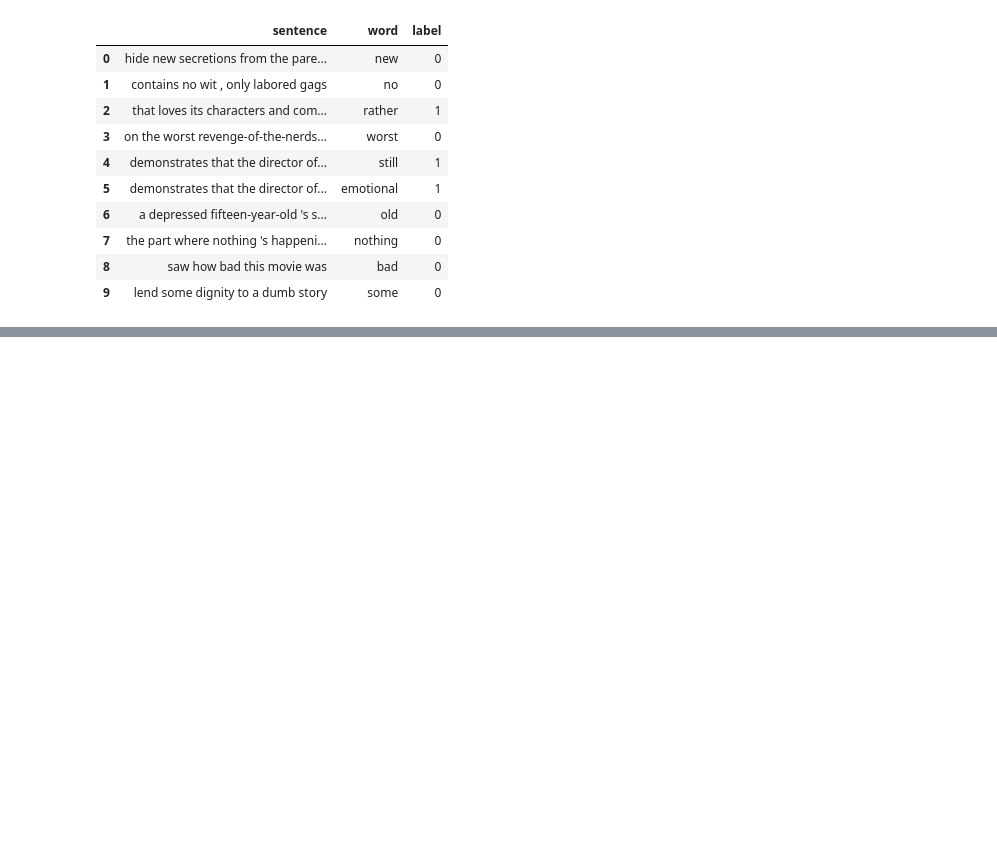
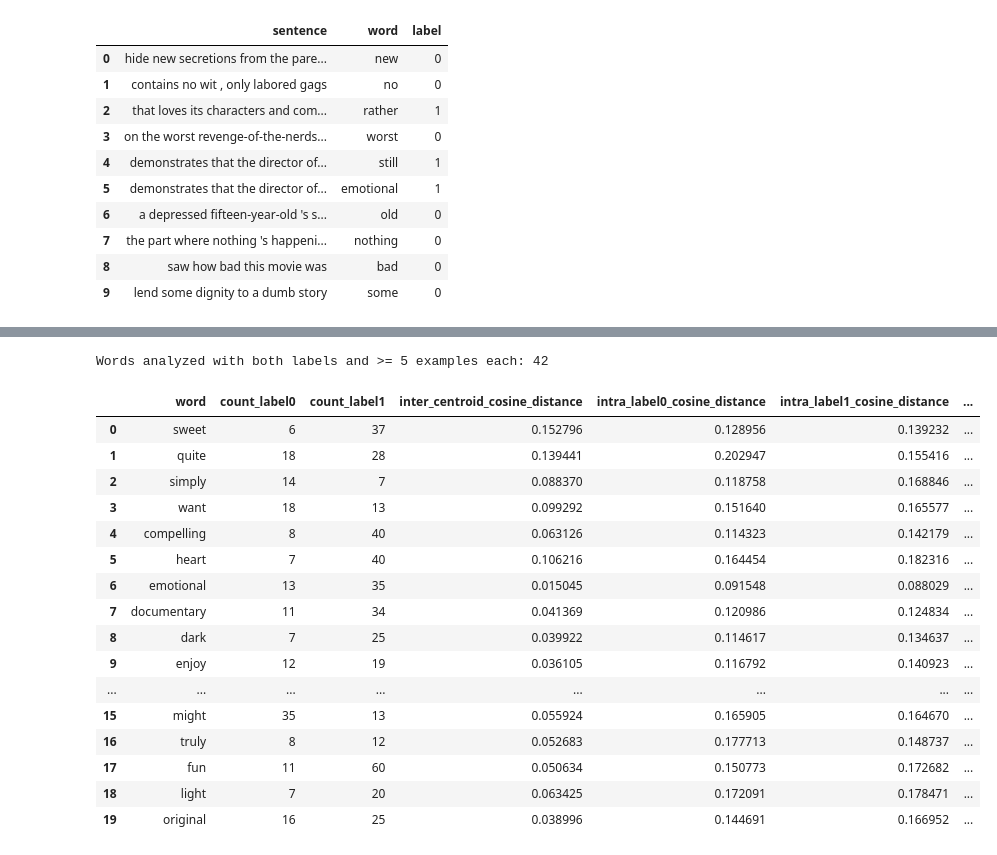
Before and after one commit to HamzaAzzouzi/bert-has-uncommon-sense, a Jupyter notebook: MVA/sentiment_analysis.ipynb, the cells around one changed output, grey strips where cells are left out. Cells and saved outputs as stored; diff of their text form; code cells hidden in the pictures; blank space fills up the shorter version.

```diff
--- a/MVA/sentiment_analysis.ipynb
+++ b/MVA/sentiment_analysis.ipynb
@@ -247,0 +343,80 @@ Label: 0
+# %%
+def _cosine_similarity(a: np.ndarray, b: np.ndarray) -> float:
+    denom = (np.linalg.norm(a) * np.linalg.norm(b))
+    if denom == 0:
+        return 0.0
+    return float(np.dot(a, b) / denom)
+
+def _mean_intra_cosine_distance(vectors: np.ndarray, centroid: np.ndarray) -> float:
+    if len(vectors) == 0:
+        return np.nan
+    sims = [_cosine_similarity(v, centroid) for v in vectors]
+    return float(np.mean([1.0 - s for s in sims]))
+
+summary_rows = []
+MIN_PER_LABEL = 5
+
+for word, group in embedded_df.groupby("word"):
+    if "label" not in group.columns:
+        continue
+
+    group = group.dropna(subset=["label"])
+    if group.empty:
+        continue
+
+    labels = sorted(set(group["label"].tolist()))
+    if not ({0, 1}.issubset(set(labels))):
+        continue
+
+    g0 = group[group["label"] == 0]
+    g1 = group[group["label"] == 1]
+    if len(g0) < MIN_PER_LABEL or len(g1) < MIN_PER_LABEL:
+        continue
+
+    v0 = np.stack(g0["embedding"].to_numpy())
+    v1 = np.stack(g1["embedding"].to_numpy())
+    c0 = v0.mean(axis=0)
+    c1 = v1.mean(axis=0)
+
+    inter_dist = 1.0 - _cosine_similarity(c0, c1)
+    intra0 = _mean_intra_cosine_distance(v0, c0)
+    intra1 = _mean_intra_cosine_distance(v1, c1)
+    margin = inter_dist - ((intra0 + intra1) / 2.0)
+
+    summary_rows.append(
+        {
+            "word": word,
+            "count_label0": len(g0),
+            "count_label1": len(g1),
+            "inter_centroid_cosine_distance": inter_dist,
+            "intra_label0_cosine_distance": intra0,
+            "intra_label1_cosine_distance": intra1,
+            "separation_margin": margin,
+        }
+    )
+
+word_separation_df = pd.DataFrame(summary_rows).sort_values(
+    by="separation_margin", ascending=False
+).reset_index(drop=True)
+
+print(f"Words analyzed with both labels and >= {MIN_PER_LABEL} examples each: {len(word_separation_df)}")
+word_separation_df.head(20)
+# %% [output]
+Words analyzed with both labels and >= 5 examples each: 42
+|  | word | count_label0 | count_label1 | inter_centroid_cosine_distance | intra_label0_cosine_distance | intra_label1_cosine_distance | ... |
+| 0 | sweet | 6 | 37 | 0.152796 | 0.128956 | 0.139232 | ... |
+| 1 | quite | 18 | 28 | 0.139441 | 0.202947 | 0.155416 | ... |
+| 2 | simply | 14 | 7 | 0.088370 | 0.118758 | 0.168846 | ... |
+| 3 | want | 18 | 13 | 0.099292 | 0.151640 | 0.165577 | ... |
+| 4 | compelling | 8 | 40 | 0.063126 | 0.114323 | 0.142179 | ... |
+| 5 | heart | 7 | 40 | 0.106216 | 0.164454 | 0.182316 | ... |
+| 6 | emotional | 13 | 35 | 0.015045 | 0.091548 | 0.088029 | ... |
+| 7 | documentary | 11 | 34 | 0.041369 | 0.120986 | 0.124834 | ... |
+| 8 | dark | 7 | 25 | 0.039922 | 0.114617 | 0.134637 | ... |
+| 9 | enjoy | 12 | 19 | 0.036105 | 0.116792 | 0.140923 | ... |
+| ... | ... | ... | ... | ... | ... | ... | ... |
+| 15 | might | 35 | 13 | 0.055924 | 0.165905 | 0.164670 | ... |
+| 16 | truly | 8 | 12 | 0.052683 | 0.177713 | 0.148737 | ... |
+| 17 | fun | 11 | 60 | 0.050634 | 0.150773 | 0.172682 | ... |
+| 18 | light | 7 | 20 | 0.063425 | 0.172091 | 0.178471 | ... |
+| 19 | original | 16 | 25 | 0.038996 | 0.144691 | 0.166952 | ... |
```
Also changed, not shown: parts of 6 cells of this notebook, 1 other file.
